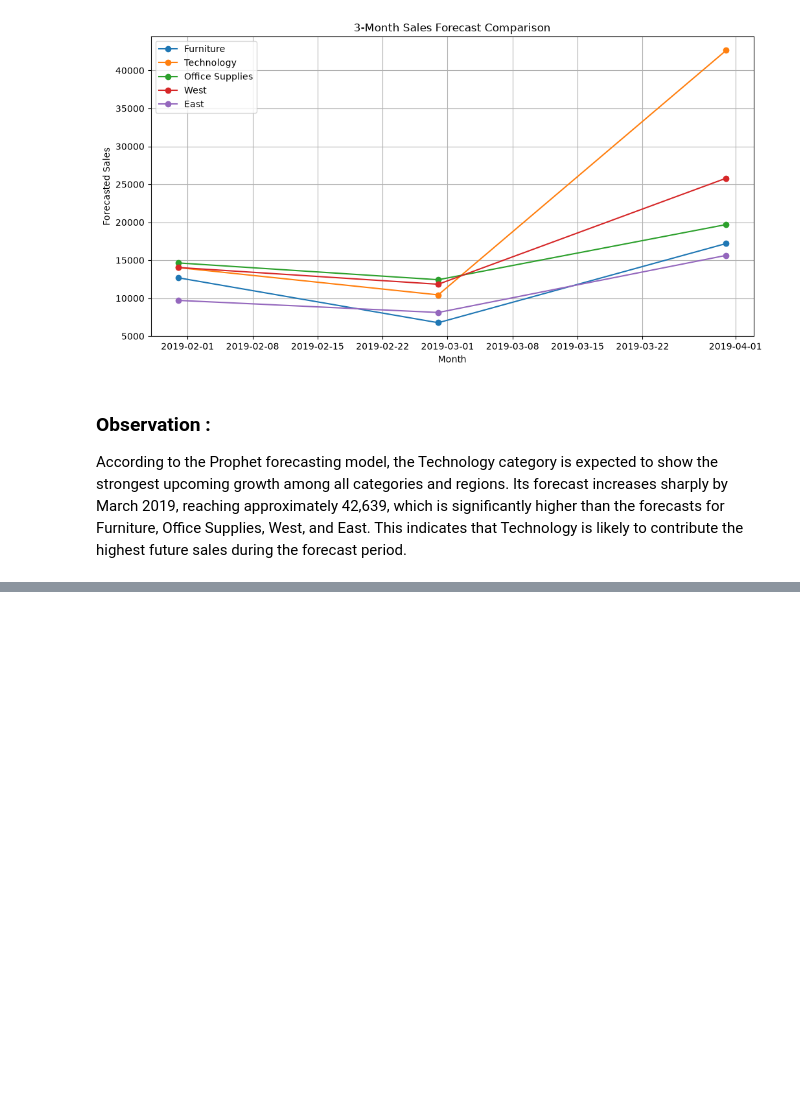
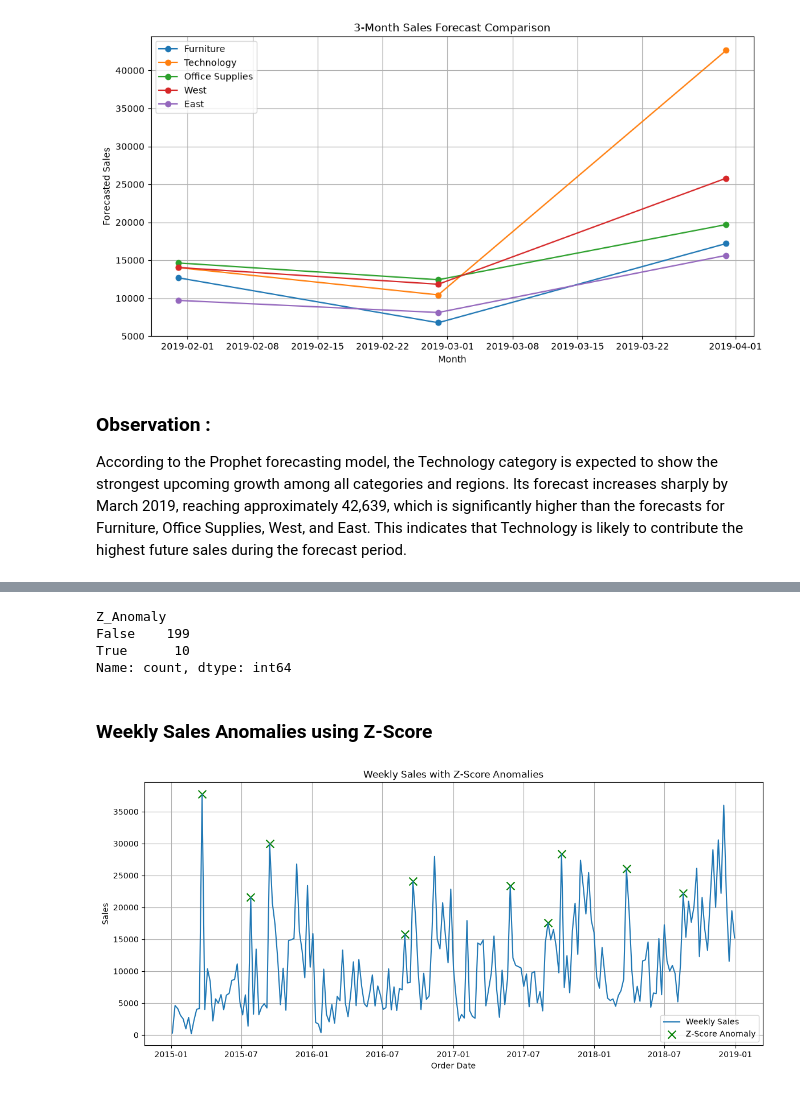
Before and after one commit to Sumit-342/sales-forecasting-dashboard, a Jupyter notebook: analysis.ipynb, the cells around one changed output, grey strips where cells are left out. Drawn from its saved outputs; the diff is of its cells as text; code cells hidden in the pictures; blank space fills up the shorter version.

```diff
--- a/analysis.ipynb
+++ b/analysis.ipynb
@@ -1291,0 +1430,6 @@ According to the Prophet forecasting model, the Technology category is expected
+# %%
+weekly_sales["Z_Anomaly"] = (
+    weekly_sales["Z_Score"].abs() > 2
+)
+
+weekly_sales.head()
@@ -1291,0 +1443,7 @@ According to the Prophet forecasting model, the Technology category is expected
+# %%
+# Display the anomaly
+z_anomalies = weekly_sales[
+    weekly_sales["Z_Anomaly"] == True
+]
+
+z_anomalies
@@ -1291,0 +1462,39 @@ According to the Prophet forecasting model, the Technology category is expected
+# %%
+weekly_sales['Z_Anomaly'].value_counts()
+# %% [output]
+Z_Anomaly
+False    199
+True      10
+Name: count, dtype: int64
+# %% [markdown]
+### Weekly Sales Anomalies using Z-Score
+# %%
+plt.figure(figsize=(14,6))
+
+# Weekly sales
+plt.plot(
+    weekly_sales["Order Date"],
+    weekly_sales["Sales"],
+    label="Weekly Sales"
+)
+
+# Z-score anomalies
+plt.scatter(
+    z_anomalies["Order Date"],
+    z_anomalies["Sales"],
+    color="green",
+    marker="x",
+    s=100,
+    label="Z-Score Anomaly"
+)
+
+plt.title("Weekly Sales with Z-Score Anomalies")
+plt.xlabel("Order Date")
+plt.ylabel("Sales")
+
+plt.legend()
+plt.grid(True)
+
+plt.show()
+# %% [output]
+[figure, added]
```
Also changed, not shown: parts of 24 cells of this notebook.
